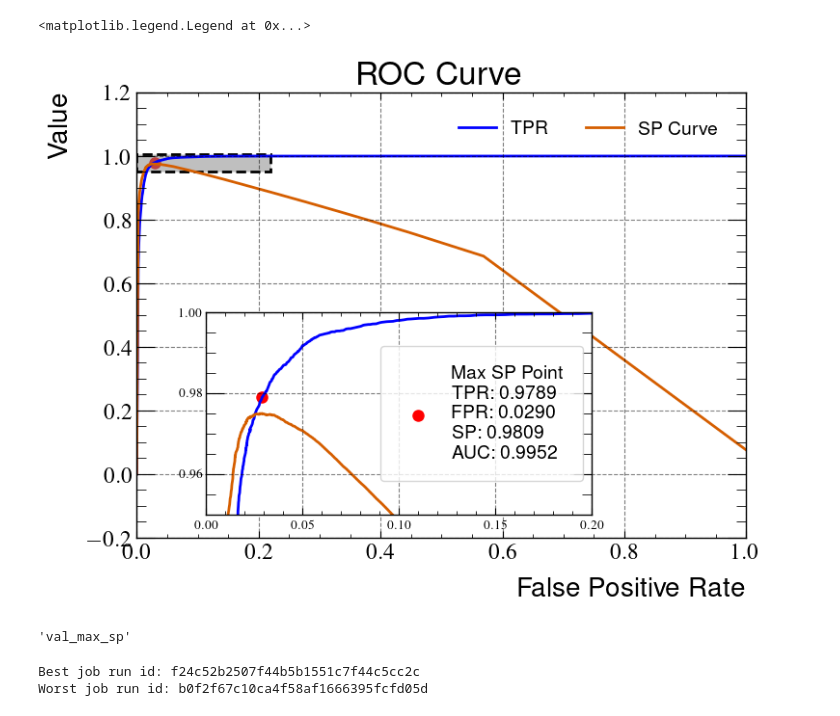
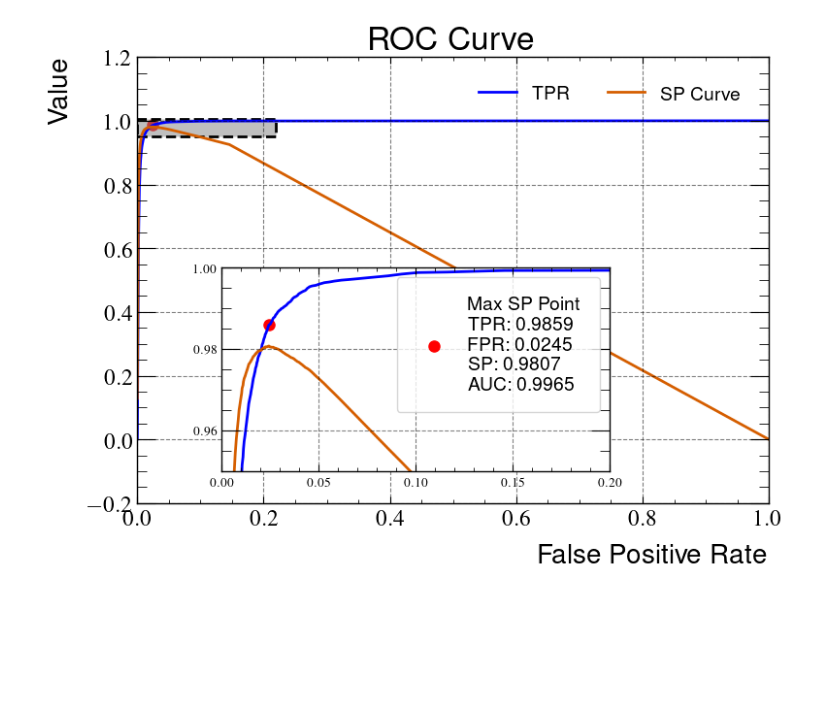
Before and after one commit to lucasbanunes/boosted-lorenzetti, a Jupyter notebook: analyze_kfold.ipynb, the cells around one changed output. Saved outputs shown, nothing was run; the diff lists cells and outputs as text; code cells hidden in the pictures; blank space fills up the shorter version.

Commit message:
Multiple fixes for loading deeponet and mlp jobs

```diff
--- a/analyze_kfold.ipynb
+++ b/analyze_kfold.ipynb
@@ -1,5 +1,11 @@
 # %%
-from boosted_lorenzetti.mlflow import load_mlflow_csv
+import logging
+import importlib
+from boosted_lorenzetti.utils import set_logger
+set_logger('INFO')
+   # Must be imported so importlib works with these jobs
+from boosted_lorenzetti.deeponet.jobs import KFoldMLPUnstackedDeepONetJob
+from boosted_lorenzetti.mlp.jobs import KFoldTrainingJob
 from pathlib import Path
 import seaborn as sns
 import mplhep
@@ -7,10 +13,14 @@ import numpy as np
 import matplotlib.pyplot as plt
 import matplotlib as mpl
 import matplotlib.patches as patches
+import pandas as pd
 plt.style.use(mplhep.style.ATLAS)
 mpl.rc('text', usetex = True)
 
 import mlflow
-tracking_uri = str(Path.home().absolute() / 'data' / 'lorenzetti' / 'mlruns')
+base_dir = Path.home().absolute() / 'data' / 'mestrado' / 'topicos_ml'
+tracking_uri = str(base_dir / 'mlruns')
 tracking_uri = f'file://{tracking_uri}'
+logging.info(f'Setting MLflow tracking URI to {tracking_uri}')
 mlflow.set_tracking_uri(tracking_uri)
+mlflow.set_experiment('icassp-mlp')
@@ -17,4 +46,0 @@ mlflow.set_tracking_uri(tracking_uri)
-# %%
-run_id = '36526048cc9846548f6d7777df78bb9e'
-client = mlflow.MlflowClient()
-run = client.get_run(run_id)
@@ -87,0 +47,15 @@ val_eval_df
+# %%
+def load_job(run_id: str):
+    client = mlflow.MlflowClient()
+    run = client.get_run(run_id)
+    splitted_full_name = run.data.params['class_name'].split('.')
+    module_name, full_class_name = splitted_full_name[0], splitted_full_name[1:]
+    module = importlib.import_module(module_name)
+    for attr in full_class_name:
+        module = getattr(module, attr)
+    return module.from_mlflow_run_id(run_id)
+# %%
+kfold_id = '6bd0c00490da4c0fb0d8e031e28284d5'
+output_dir = base_dir / 'mlp'
+output_dir.mkdir(parents=True, exist_ok=True)
+kfold_job = load_job(kfold_id)
@@ -147,6 +181,7 @@ zoom_ax.legend()
 # %%
+val_eval_df = kfold_job.best_job.metrics_dfs['val'].copy()
 fig, ax = plt.subplots()
-val_eval_df.sort_values('fpr', inplace=True)
+kfold_job.best_job.metrics_dfs['val'].sort_values('fpr', inplace=True)
 auc = np.trapezoid(
     val_eval_df['tpr'],
     val_eval_df['fpr']
@@ -178,50 +213,33 @@ ax.add_patch(rectangle)
 
 zoom_ax = fig.add_axes([0.25, 0.2, 0.5, 0.35])
 zoom_ax.grid(linestyle='--', alpha=0.5, color='k')
 zoom_ax.plot(val_eval_df['fpr'], val_eval_df['tpr'], color='b')
 zoom_ax.plot(val_eval_df['fpr'], val_eval_df['sp'])
 zoom_ax.scatter(max_fpr, max_tpr, color='r', label=f'Max SP Point\nTPR: {max_tpr:.4f}\nFPR: {max_fpr:.4f}\n SP: {max_sp:.4f}\n AUC: {auc:.4f}')
 zoom_ax.set(
     xlabel='',
     ylabel='',
     title='',
     xlim=zoom_xlim,
     ylim=zoom_ylim
 )
 zoom_ax.set_xticklabels(
     zoom_ax.get_xticklabels(),
     fontsize='x-small'
 )
 zoom_ax.set_yticklabels(
     zoom_ax.get_yticklabels(),
     fontsize='x-small'
 )
 # max_sp = metrics_df['val_max_sp'].max()
 # ax.axhline(max_sp,
 #            linestyle='--', color='r')
 # zoom_ax.axhline(max_sp,
 #                 label=f'Best SP {max_sp:.4f}',
 #                 linestyle='--', color='r')
 ax.legend(frameon=False, loc='upper right', ncols=2)
 zoom_ax.legend(frameon=True)
+fig.tight_layout()
+fig.savefig(str(output_dir / 'kfold_best_roc_curve.png'), dpi=300)
 # %% [output]
-<matplotlib.legend.Legend at 0x...>
-[figure, old version]
+[figure, new version]
-# %%
-run.data.params['job.best_metric']
-# %% [output]
-'val_max_sp'
-# %%
-best_job_run_id = run.data.params['best_job_run_id']
-if run.data.params.get('job.best_metric_mode') == 'min':
-    worst_job_idx = metrics_df[run.data.params['job.best_metric']].sort_values().index[-1]
-else:
-    worst_job_idx = metrics_df[run.data.params['job.best_metric']].sort_values().index[0]
-worst_job_run_id = metrics_df.loc[worst_job_idx, 'run_id']
-best_run = client.get_run(best_job_run_id)
-worst_run = client.get_run(worst_job_run_id)
-print(f'Best job run id: {best_job_run_id}')
-print(f'Worst job run id: {worst_job_run_id}')
-# %% [output]
-Best job run id: f24c52b2507f44b5b1551c7f44c5cc2c
-Worst job run id: b0f2f67c10ca4f58af1666395fcfd05d
```
Also changed, not shown: parts of 13 cells of this notebook, 8 other files.
